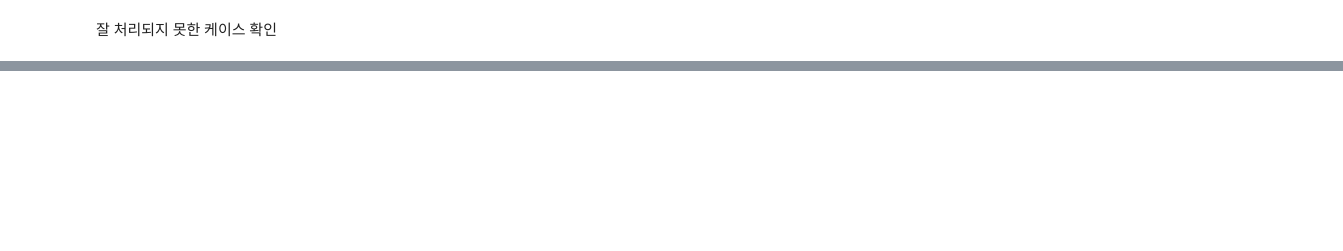
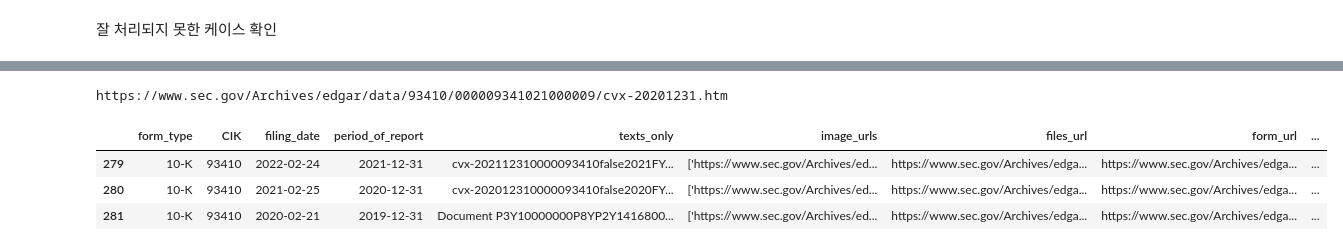
Before and after one commit to sophia-jihye/sec, a Jupyter notebook: Check parsed 10-Ks.ipynb, the cells around one changed output, grey strips where cells are left out. Drawn from its saved outputs; the diff is of its cells as text; code cells hidden in the pictures; blank space fills up the shorter version.

```diff
--- a/Check parsed 10-Ks.ipynb
+++ b/Check parsed 10-Ks.ipynb
@@ -17,11 +16,3 @@ df.head()
 | 2 | 10-K | 66740 | 2020-02-06 | 2019-12-31 | Common Stock, Par Value $.01 Per ... | [] | https://www.sec.gov/Archives/edga... | https://www.sec.gov/Archives/edga... | ... |
 | 3 | 10-K | 91142 | 2022-02-11 | 2021-12-31 | aos-20211231false0000091142FY2021... | ['https://www.sec.gov/Archives/ed... | https://www.sec.gov/Archives/edga... | https://www.sec.gov/Archives/edga... | ... |
 | 4 | 10-K | 91142 | 2021-02-12 | 2020-12-31 | aos-20201231false0000091142FYAOS2... | ['https://www.sec.gov/Archives/ed... | https://www.sec.gov/Archives/edga... | https://www.sec.gov/Archives/edga... | ... |
-# %%
-original_len = len(df)
-
-# FORM 10-K/A 삭제
-df = df[df['item1_business']!='FORM 10-K/A!']
-print('Dropped {}'.format(original_len - len(df)))
-
-print('Final number of documents = {}'.format(len(df)))
@@ -122,0 +150,9 @@ array(['https://www.sec.gov/Archives/edgar/data/899051/000089905122000015/all-20
+# %%
+print(df[(df['CompanyName']=='Chevron')].iloc[1]['form_url'])
+df[(df['CompanyName']=='Chevron')]
+# %% [output]
+https://www.sec.gov/Archives/edgar/data/93410/000009341021000009/cvx-20201231.htm
+|  | form_type | CIK | filing_date | period_of_report | texts_only | image_urls | files_url | form_url | ... |
+| 279 | 10-K | 93410 | 2022-02-24 | 2021-12-31 | cvx-202112310000093410false2021FY... | ['https://www.sec.gov/Archives/ed... | https://www.sec.gov/Archives/edga... | https://www.sec.gov/Archives/edga... | ... |
+| 280 | 10-K | 93410 | 2021-02-25 | 2020-12-31 | cvx-202012310000093410false2020FY... | ['https://www.sec.gov/Archives/ed... | https://www.sec.gov/Archives/edga... | https://www.sec.gov/Archives/edga... | ... |
+| 281 | 10-K | 93410 | 2020-02-21 | 2019-12-31 | Document P3Y10000000P8YP2Y1416800... | ['https://www.sec.gov/Archives/ed... | https://www.sec.gov/Archives/edga... | https://www.sec.gov/Archives/edga... | ... |
```
Also changed, not shown: parts of 22 cells of this notebook, 4 other files.
